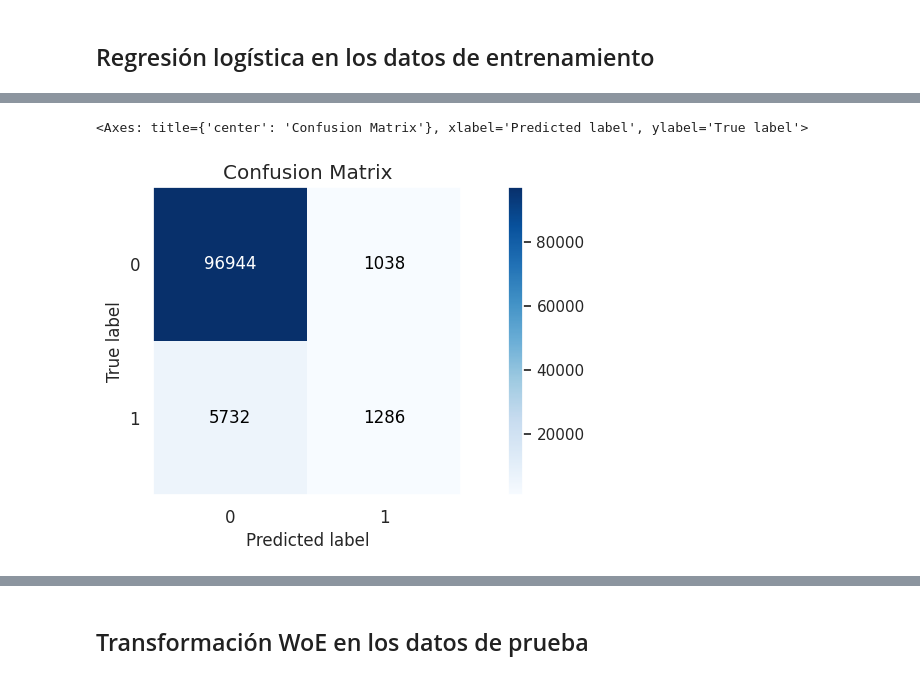
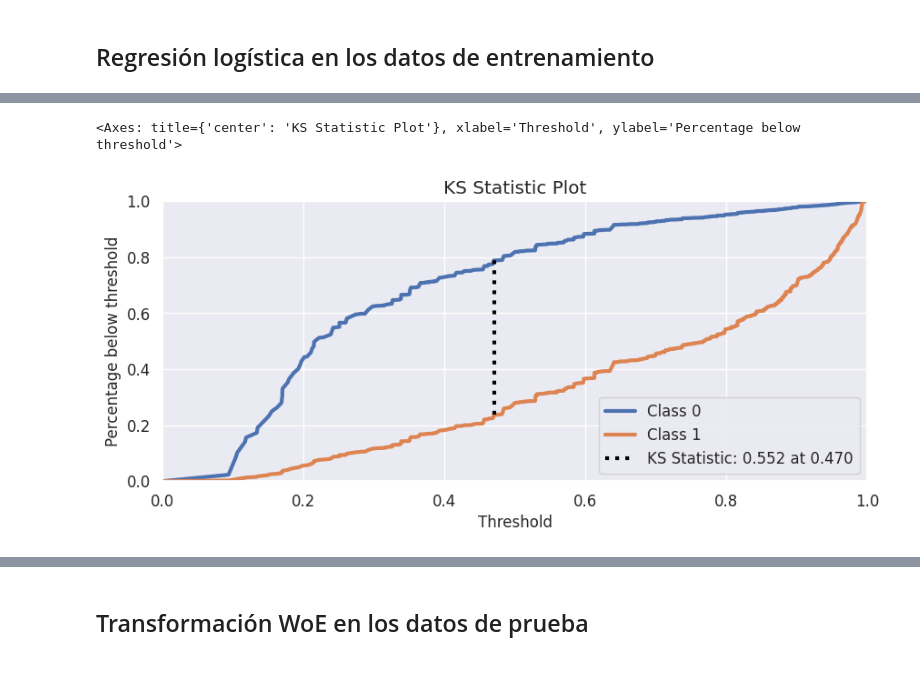
Before and after one commit to alesm99/credit_scoring, a Jupyter notebook: GiveMeSomeCredit.ipynb, the cells around one changed output, grey strips where cells are left out. Cells and saved outputs as stored; diff of their text form; code cells hidden in the pictures.

```diff
--- a/GiveMeSomeCredit.ipynb
+++ b/GiveMeSomeCredit.ipynb
@@ -118,7 +119,7 @@ ks
 df_disc=[]
 discretizar={}
 trans=[]
-for n in range(4,11):
+for n in range(4,9):
     kb=KBinsDiscretizer(n_bins=n,encode='ordinal',strategy='quantile')
     kb.fit(X_i)
     varc_aux=[f'disc_{x}_{n}' for x in varc]
@@ -270,2 +271,11 @@ best
 # %% [markdown]
 ## Regresión logística en los datos de entrenamiento
+# %%
+param_grid={'penalty':['l1', 'l2', None],
+            'C':[.001,0.01,0.1,1,10],
+            'class_weight':[None,'balanced']
+            }
+# %%
+logreg=LogisticRegression()
+gscv=GridSearchCV(logreg,param_grid,scoring='roc_auc',cv=5)
+gscv.fit(train_woe[best],train_woe[target[0]])
@@ -272,4 +293,4 @@ best
 # %%
-lr=LogisticRegression()
-lr.fit(train_woe[best],train_woe[target[0]])
+modelo=gscv.best_estimator_
+modelo.fit(train_woe[best],train_woe[target[0]])
 # %% [output]
@@ -281,5 +307,5 @@ accuracy_score(train_woe[target[0]],lr.predict(train_woe[best]))
 # %%
-plot_confusion_matrix(train_woe[target[0]],lr.predict(train_woe[best]),figsize=(12,4))
+plot_ks_statistic(train_woe[target[0]],modelo.predict_proba(train_woe[best]),figsize=(10,4))
 # %% [output]
-<Axes: title={'center': 'Confusion Matrix'}, xlabel='Predicted label', ylabel='True label'>
+<Axes: title={'center': 'KS Statistic Plot'}, xlabel='Threshold', ylabel='Percentage below threshold'>
-[figure, old version]
+[figure, new version]
```
Also changed, not shown: parts of 28 cells of this notebook.
